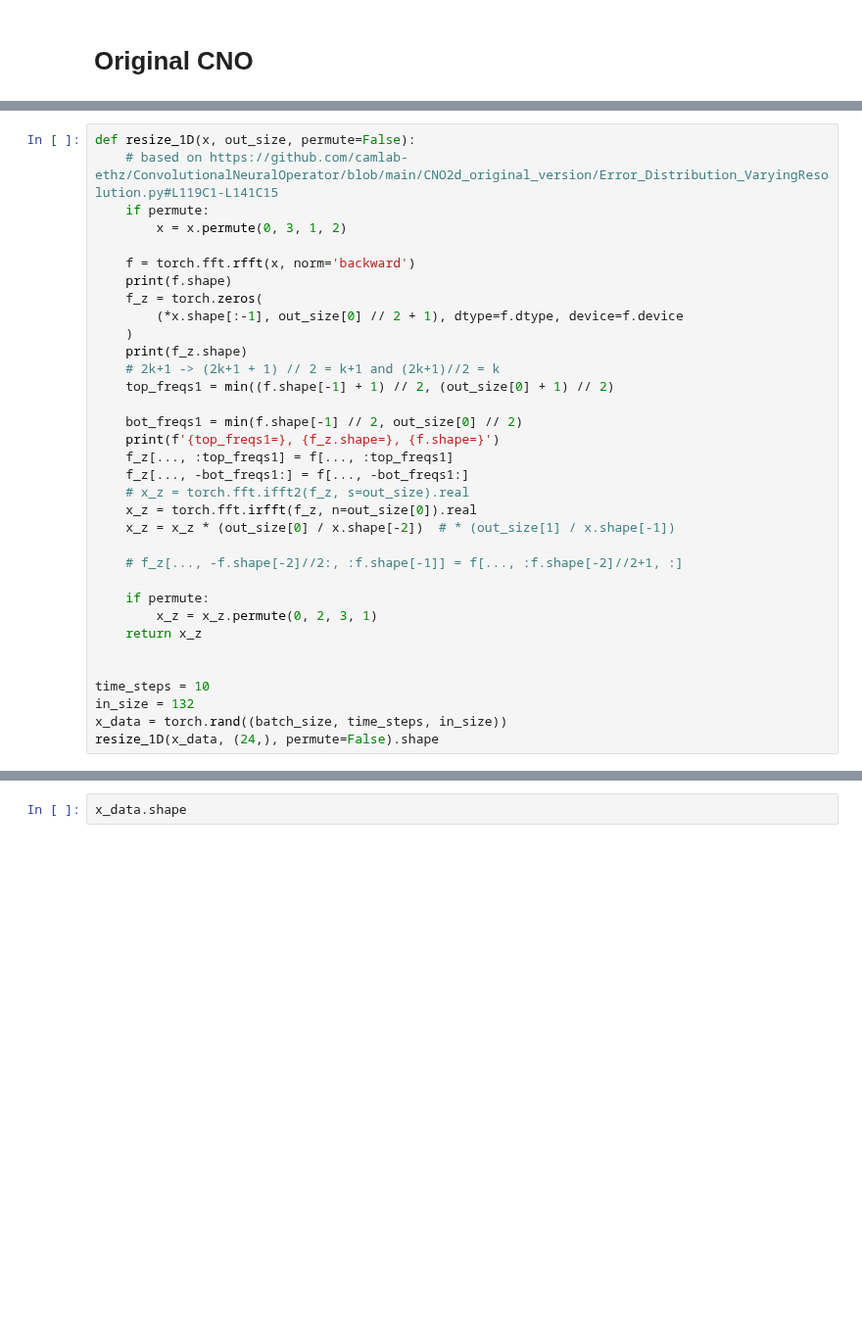
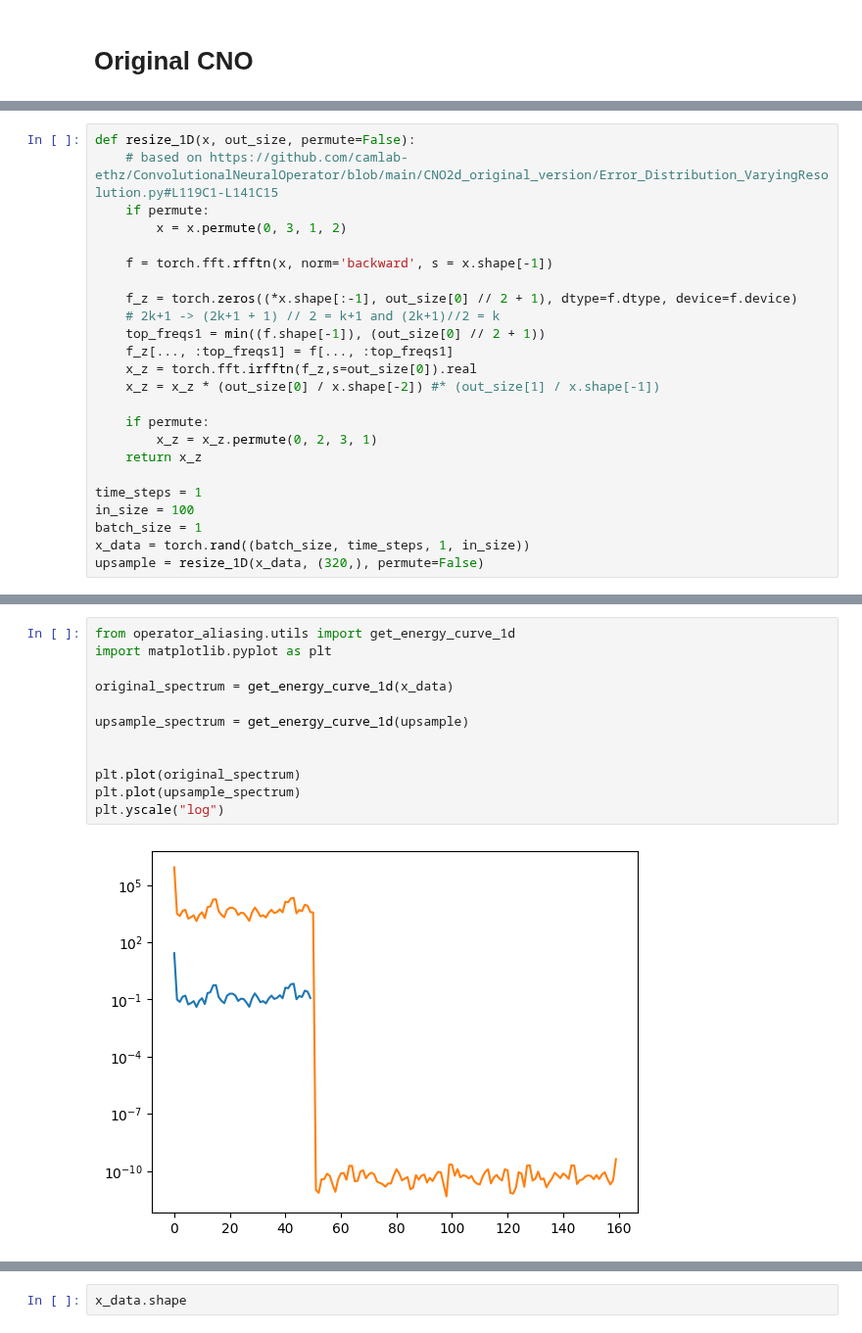
Before and after one commit to msakarvadia/operator_aliasing, a Jupyter notebook: notebooks/CNO2d_playground.ipynb, the cells around one changed output, grey strips where cells are left out. Shown at 98% size. Drawn from its saved outputs; the diff is of its cells as text; blank space fills up the shorter version.

```diff
--- a/notebooks/CNO2d_playground.ipynb
+++ b/notebooks/CNO2d_playground.ipynb
@@ -1215,31 +993,21 @@ def resize_1D(x, out_size, permute=False):
     if permute:
         x = x.permute(0, 3, 1, 2)
 
-    f = torch.fft.rfft(x, norm='backward')
-    print(f.shape)
-    f_z = torch.zeros(
-        (*x.shape[:-1], out_size[0] // 2 + 1), dtype=f.dtype, device=f.device
-    )
-    print(f_z.shape)
+    f = torch.fft.rfftn(x, norm='backward', s = x.shape[-1])
+
+    f_z = torch.zeros((*x.shape[:-1], out_size[0] // 2 + 1), dtype=f.dtype, device=f.device)
     # 2k+1 -> (2k+1 + 1) // 2 = k+1 and (2k+1)//2 = k
-    top_freqs1 = min((f.shape[-1] + 1) // 2, (out_size[0] + 1) // 2)
-
-    bot_freqs1 = min(f.shape[-1] // 2, out_size[0] // 2)
-    print(f'{top_freqs1=}, {f_z.shape=}, {f.shape=}')
+    top_freqs1 = min((f.shape[-1]), (out_size[0] // 2 + 1))
     f_z[..., :top_freqs1] = f[..., :top_freqs1]
-    f_z[..., -bot_freqs1:] = f[..., -bot_freqs1:]
-    # x_z = torch.fft.ifft2(f_z, s=out_size).real
-    x_z = torch.fft.irfft(f_z, n=out_size[0]).real
-    x_z = x_z * (out_size[0] / x.shape[-2])  # * (out_size[1] / x.shape[-1])
-
-    # f_z[..., -f.shape[-2]//2:, :f.shape[-1]] = f[..., :f.shape[-2]//2+1, :]
+    x_z = torch.fft.irfftn(f_z,s=out_size[0]).real
+    x_z = x_z * (out_size[0] / x.shape[-2]) #* (out_size[1] / x.shape[-1])
 
     if permute:
         x_z = x_z.permute(0, 2, 3, 1)
     return x_z
 
-
-time_steps = 10
-in_size = 132
-x_data = torch.rand((batch_size, time_steps, in_size))
-resize_1D(x_data, (24,), permute=False).shape
+time_steps = 1
+in_size = 100
+batch_size = 1
+x_data = torch.rand((batch_size, time_steps, 1, in_size))
+upsample = resize_1D(x_data, (320,), permute=False)
@@ -1251,3 +1018,17 @@ torch.Size([2, 10, 24])
+# %%
+from operator_aliasing.utils import get_energy_curve_1d
+import matplotlib.pyplot as plt
+
+original_spectrum = get_energy_curve_1d(x_data)
+
+upsample_spectrum = get_energy_curve_1d(upsample)
+
+
+plt.plot(original_spectrum)
+plt.plot(upsample_spectrum)
+plt.yscale("log")
+# %% [output]
+[figure, added]
 # %%
 # Implementation of the filters is borrowed from paper "Alias-Free Generative Adversarial Networks (StyleGAN3)" https://nvlabs.github.io/stylegan3/
 # Copyright (c) 2021, NVIDIA CORPORATION & AFFILIATES.  All rights reserved.
```
Also changed, not shown: parts of 21 cells of this notebook.
